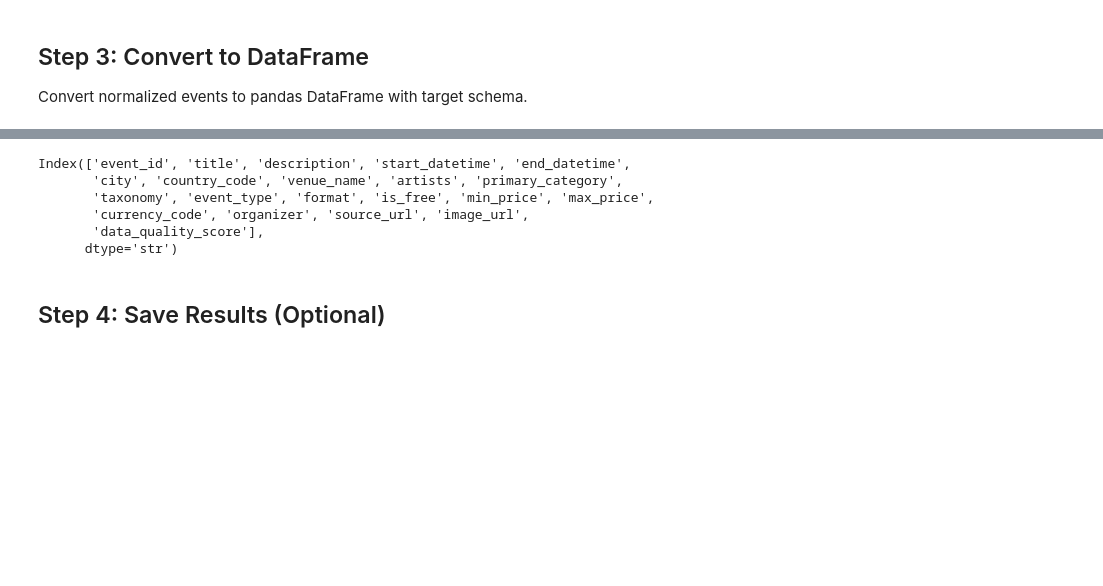
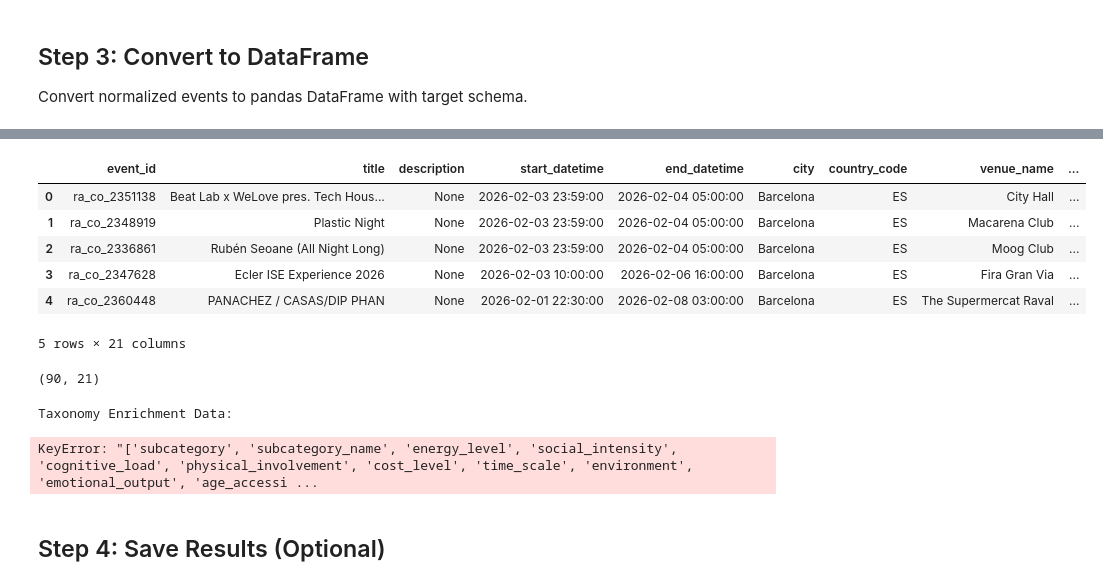
Before and after one commit to josegarciav/event-intelligence-platform, a Jupyter notebook: scripts/pipeline_mock.ipynb, the cells around one changed output, grey strips where cells are left out. Cells and saved outputs as stored; diff of their text form; code cells hidden in the pictures; blank space fills up the shorter version.

Commit message:
fix: event master schema

```diff
--- a/scripts/pipeline_mock.ipynb
+++ b/scripts/pipeline_mock.ipynb
@@ -119,7 +118,7 @@ pipeline_config = PipelineConfig(
     source_name="ra_co",
     source_type=SourceType.API,
     request_timeout=30,
-    batch_size=50,
+    batch_size=9000,
 )
 
 # Source-specific config with feature extraction enabled
@@ -229,0 +247,8 @@ else:
+# %%
+# Show normalized events with enrichment
+if result.events:
+    print(f"Normalized Events ({len(result.events)} total):")
+    print("=" * 70)
+
+    for i, event in enumerate(result.events[:3]):
+        print(f"\nEvent {i+1}: {event}")
@@ -243,28 +295,17 @@ else:
 # %%
-# Display key columns including enrichment
-if result.events:
-    key_cols = [
-        "title",
-        "description",
-        "venue_name",
-        "is_free",
-        "min_price",
-        "energy_level",
-        "social_intensity",
-        "cost_level",
-        "environment",
-    ]
-    print("Key Event Data (with enrichment):")
-    display(df[key_cols].head(10))
+df.head()
+# %% [output]
+|  | event_id | title | description | start_datetime | end_datetime | city | country_code | venue_name | ... |
+| 0 | ra_co_2351138 | Beat Lab x WeLove pres. Tech Hous... | None | 2026-02-03 23:59:00 | 2026-02-04 05:00:00 | Barcelona | ES | City Hall | ... |
+| 1 | ra_co_2348919 | Plastic Night | None | 2026-02-03 23:59:00 | 2026-02-04 05:00:00 | Barcelona | ES | Macarena Club | ... |
+| 2 | ra_co_2336861 | Rubén Seoane (All Night Long) | None | 2026-02-03 23:59:00 | 2026-02-04 05:00:00 | Barcelona | ES | Moog Club | ... |
+| 3 | ra_co_2347628 | Ecler ISE Experience 2026 | None | 2026-02-03 10:00:00 | 2026-02-06 16:00:00 | Barcelona | ES | Fira Gran Via | ... |
+| 4 | ra_co_2360448 | PANACHEZ / CASAS/DIP PHAN | None | 2026-02-01 22:30:00 | 2026-02-08 03:00:00 | Barcelona | ES | The Supermercat Raval | ... |
+5 rows × 21 columns
 # %%
-df.columns
+df.shape
 # %% [output]
-Index(['event_id', 'title', 'description', 'start_datetime', 'end_datetime',
-       'city', 'country_code', 'venue_name', 'artists', 'primary_category',
-       'taxonomy', 'event_type', 'format', 'is_free', 'min_price', 'max_price',
-       'currency_code', 'organizer', 'source_url', 'image_url',
-       'data_quality_score'],
-      dtype='str')
+(90, 21)
 # %%
 # Display taxonomy enrichment columns
 if result.events:
@@ -285,6 +326,9 @@ if result.events:
     ]
     print("Taxonomy Enrichment Data:")
     display(df[enrichment_cols].head(10))
+# %% [output]
+Taxonomy Enrichment Data:
+KeyError: "['subcategory', 'subcategory_name', 'energy_level', 'social_intensity', 'cognitive_load', 'physical_involvement', 'cost_level', 'time_scale', 'environment', 'emotional_output', 'age_accessi ...
 # %% [markdown]
 ## Step 4: Save Results (Optional)
 # %%
```
Also changed, not shown: parts of 5 cells of this notebook, 2 other files.
